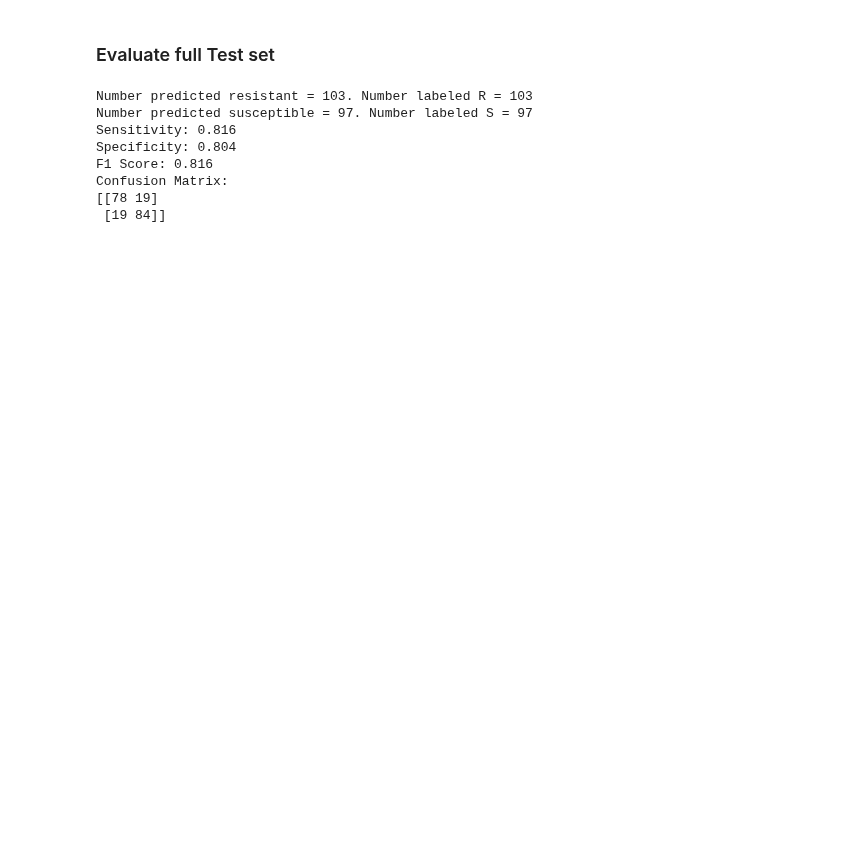
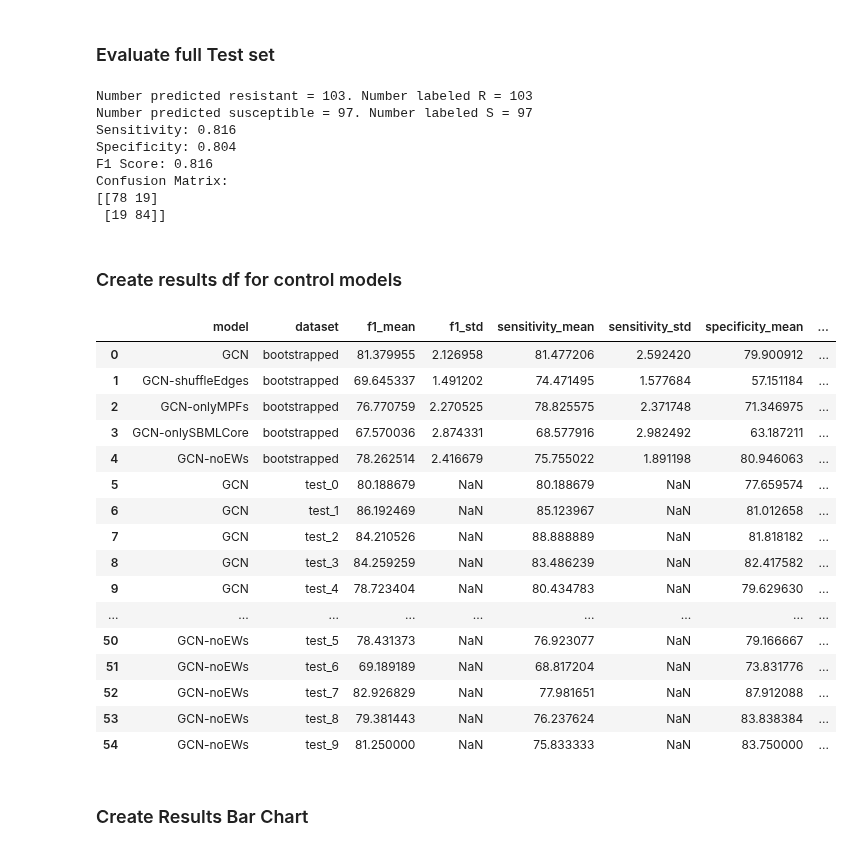
Before and after one commit to fowler-lab/tb-pnca-gnn, a Jupyter notebook: dd_pnca/bootstrapping.ipynb, the cells around one changed output. Saved outputs shown, nothing was run; the diff lists cells and outputs as text; code cells hidden in the pictures; blank space fills up the shorter version.

```diff
--- a/dd_pnca/bootstrapping.ipynb
+++ b/dd_pnca/bootstrapping.ipynb
@@ -599,0 +669,80 @@ Confusion Matrix:
+# %% [markdown]
+### Create results df for control models
+# %%
+def summarise_bootstrap_results(res, model_name, dataset_name="bootstrapped"):
+    return {
+        "model": model_name,
+        "dataset": dataset_name,
+        "f1_mean": np.mean(res['f1'])*100,
+        "f1_std": confidence_interval_width(res['f1'])*100,
+        "sensitivity_mean": np.mean(res['sensitivity'])*100,
+        "sensitivity_std": confidence_interval_width(res['sensitivity'])*100,
+        "specificity_mean": np.mean(res['specificity'])*100,
+        "specificity_std": confidence_interval_width(res['specificity'])*100,
+        "roc_auc_mean": np.mean(res['roc_auc'])*100,
+        "roc_auc_std": confidence_interval_width(res['roc_auc'])*100,
+        "TN": np.nan,
+        "FP": np.nan,
+        "FN": np.nan,
+        "TP": np.nan,
+    }
+
+def summarise_single_bootstrap(res, model_name, idx):
+    return {
+        "model": model_name,
+        "dataset": f"test_{idx}",
+        "f1_mean": res['f1'][idx]*100,
+        "f1_std": None,
+        "sensitivity_mean": res['sensitivity'][idx]*100,
+        "sensitivity_std": None,
+        "specificity_mean": res['specificity'][idx]*100,
+        "specificity_std": None,
+        "roc_auc_mean": res['roc_auc'][idx]*100,
+        "roc_auc_std": None,
+        "TN": np.nan,
+        "FP": np.nan,
+        "FN": np.nan,
+        "TP": np.nan,
+    }
+
+control_results_rows = [
+    summarise_bootstrap_results(gcn_results, "GCN"),
+    summarise_bootstrap_results(shuffle_edge_res, "GCN-shuffleEdges"),
+    summarise_bootstrap_results(only_mpfs_res, "GCN-onlyMPFs"),
+    summarise_bootstrap_results(only_sbmlcore_res, "GCN-onlySBMLCore"),
+    summarise_bootstrap_results(no_ews_res, "GCN-noEWs")
+]
+
+# Add per-bootstrap (test_0 to test_9) rows for each control model
+for res, name in [
+    (gcn_results, "GCN"),
+    (shuffle_edge_res, "GCN-shuffleEdges"),
+    (only_mpfs_res, "GCN-onlyMPFs"),
+    (only_sbmlcore_res, "GCN-onlySBMLCore"),
+    (no_ews_res, "GCN-noEWs"),
+]:
+    for idx in range(10):
+        control_results_rows.append(summarise_single_bootstrap(res, name, idx))
+
+control_results_df = pd.DataFrame(control_results_rows)
+control_results_df
+# %% [output]
+|  | model | dataset | f1_mean | f1_std | sensitivity_mean | sensitivity_std | specificity_mean | ... |
+| 0 | GCN | bootstrapped | 81.379955 | 2.126958 | 81.477206 | 2.592420 | 79.900912 | ... |
+| 1 | GCN-shuffleEdges | bootstrapped | 69.645337 | 1.491202 | 74.471495 | 1.577684 | 57.151184 | ... |
+| 2 | GCN-onlyMPFs | bootstrapped | 76.770759 | 2.270525 | 78.825575 | 2.371748 | 71.346975 | ... |
+| 3 | GCN-onlySBMLCore | bootstrapped | 67.570036 | 2.874331 | 68.577916 | 2.982492 | 63.187211 | ... |
+| 4 | GCN-noEWs | bootstrapped | 78.262514 | 2.416679 | 75.755022 | 1.891198 | 80.946063 | ... |
+| 5 | GCN | test_0 | 80.188679 | NaN | 80.188679 | NaN | 77.659574 | ... |
+| 6 | GCN | test_1 | 86.192469 | NaN | 85.123967 | NaN | 81.012658 | ... |
+| 7 | GCN | test_2 | 84.210526 | NaN | 88.888889 | NaN | 81.818182 | ... |
+| 8 | GCN | test_3 | 84.259259 | NaN | 83.486239 | NaN | 82.417582 | ... |
+| 9 | GCN | test_4 | 78.723404 | NaN | 80.434783 | NaN | 79.629630 | ... |
+| ... | ... | ... | ... | ... | ... | ... | ... | ... |
+| 50 | GCN-noEWs | test_5 | 78.431373 | NaN | 76.923077 | NaN | 79.166667 | ... |
+| 51 | GCN-noEWs | test_6 | 69.189189 | NaN | 68.817204 | NaN | 73.831776 | ... |
+| 52 | GCN-noEWs | test_7 | 82.926829 | NaN | 77.981651 | NaN | 87.912088 | ... |
+| 53 | GCN-noEWs | test_8 | 79.381443 | NaN | 76.237624 | NaN | 83.838384 | ... |
+| 54 | GCN-noEWs | test_9 | 81.250000 | NaN | 75.833333 | NaN | 83.750000 | ... |
+# %% [markdown]
+### Create Results Bar Chart
```
Also changed, not shown: parts of 27 cells of this notebook, 25 other files.
